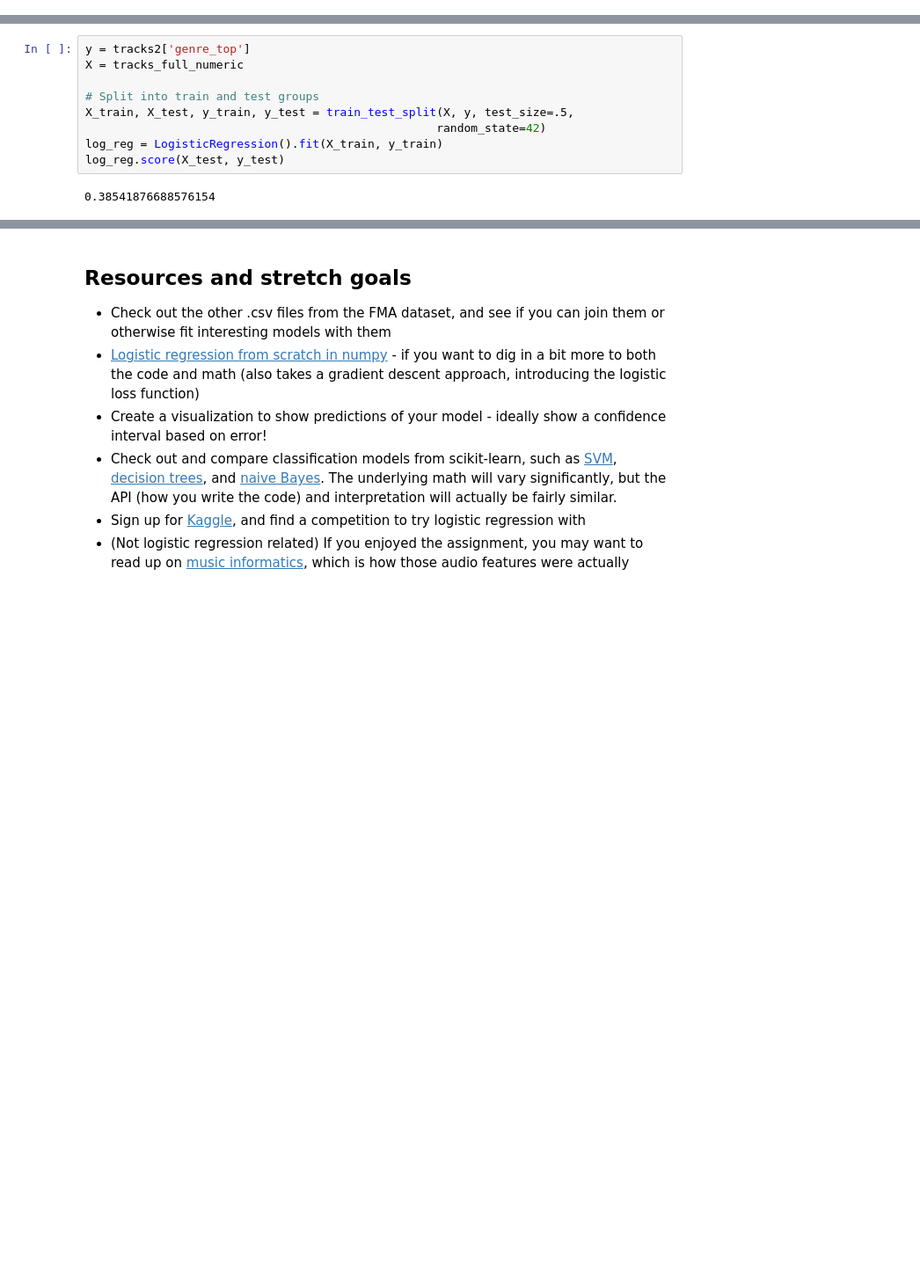
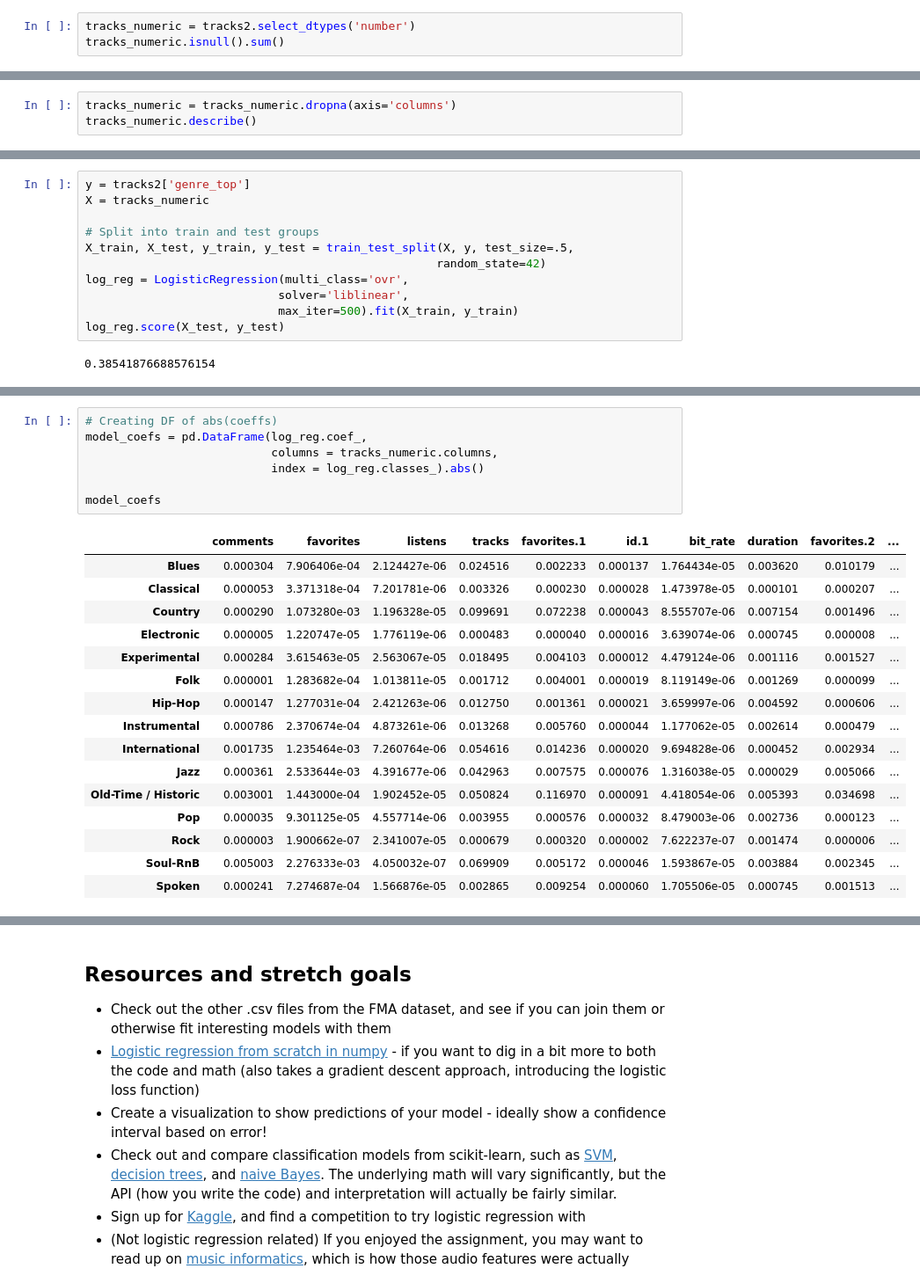
Before and after one commit to bloominstituteoftechnology/DS-Unit-2-Sprint-3-Advanced-Regression, a Jupyter notebook: module1-logistic-regression/LS_DS_231_Logistic_Regression-Assignment.ipynb, the cells around one changed output, grey strips where cells are left out. Shown at 88% size. Drawn from its saved outputs; the diff is of its cells as text; blank space fills up the shorter version.

Commit message:
Logistic regression

```diff
--- a/module1-logistic-regression/LS_DS_231_Logistic_Regression-Assignment.ipynb
+++ b/module1-logistic-regression/LS_DS_231_Logistic_Regression-Assignment.ipynb
@@ -113,0 +121,3 @@ tracks_full_numeric.describe()
+# %%
+tracks_numeric = tracks2.select_dtypes('number')
+tracks_numeric.isnull().sum()
@@ -113,0 +142,3 @@ tracks_full_numeric.describe()
+# %%
+tracks_numeric = tracks_numeric.dropna(axis='columns')
+tracks_numeric.describe()
@@ -114,11 +155,13 @@ tracks_full_numeric.describe()
 # %%
 y = tracks2['genre_top']
-X = tracks_full_numeric
+X = tracks_numeric
 
 # Split into train and test groups
 X_train, X_test, y_train, y_test = train_test_split(X, y, test_size=.5,
                                                    random_state=42)
-log_reg = LogisticRegression().fit(X_train, y_train)
+log_reg = LogisticRegression(multi_class='ovr',
+                            solver='liblinear',
+                            max_iter=500).fit(X_train, y_train)
 log_reg.score(X_test, y_test)
 # %% [output]
 0.38541876688576154
@@ -161,0 +172,24 @@ This is real data - there is no "one correct answer", so you can take this in a
+# %%
+# Creating DF of abs(coeffs)
+model_coefs = pd.DataFrame(log_reg.coef_,
+                           columns = tracks_numeric.columns,
+                           index = log_reg.classes_).abs()
+
+model_coefs
+# %% [output]
+|  | comments | favorites | listens | tracks | favorites.1 | id.1 | bit_rate | duration | favorites.2 | ... |
+| Blues | 0.000304 | 7.906406e-04 | 2.124427e-06 | 0.024516 | 0.002233 | 0.000137 | 1.764434e-05 | 0.003620 | 0.010179 | ... |
+| Classical | 0.000053 | 3.371318e-04 | 7.201781e-06 | 0.003326 | 0.000230 | 0.000028 | 1.473978e-05 | 0.000101 | 0.000207 | ... |
+| Country | 0.000290 | 1.073280e-03 | 1.196328e-05 | 0.099691 | 0.072238 | 0.000043 | 8.555707e-06 | 0.007154 | 0.001496 | ... |
+| Electronic | 0.000005 | 1.220747e-05 | 1.776119e-06 | 0.000483 | 0.000040 | 0.000016 | 3.639074e-06 | 0.000745 | 0.000008 | ... |
+| Experimental | 0.000284 | 3.615463e-05 | 2.563067e-05 | 0.018495 | 0.004103 | 0.000012 | 4.479124e-06 | 0.001116 | 0.001527 | ... |
+| Folk | 0.000001 | 1.283682e-04 | 1.013811e-05 | 0.001712 | 0.004001 | 0.000019 | 8.119149e-06 | 0.001269 | 0.000099 | ... |
+| Hip-Hop | 0.000147 | 1.277031e-04 | 2.421263e-06 | 0.012750 | 0.001361 | 0.000021 | 3.659997e-06 | 0.004592 | 0.000606 | ... |
+| Instrumental | 0.000786 | 2.370674e-04 | 4.873261e-06 | 0.013268 | 0.005760 | 0.000044 | 1.177062e-05 | 0.002614 | 0.000479 | ... |
+| International | 0.001735 | 1.235464e-03 | 7.260764e-06 | 0.054616 | 0.014236 | 0.000020 | 9.694828e-06 | 0.000452 | 0.002934 | ... |
+| Jazz | 0.000361 | 2.533644e-03 | 4.391677e-06 | 0.042963 | 0.007575 | 0.000076 | 1.316038e-05 | 0.000029 | 0.005066 | ... |
+| Old-Time / Historic | 0.003001 | 1.443000e-04 | 1.902452e-05 | 0.050824 | 0.116970 | 0.000091 | 4.418054e-06 | 0.005393 | 0.034698 | ... |
+| Pop | 0.000035 | 9.301125e-05 | 4.557714e-06 | 0.003955 | 0.000576 | 0.000032 | 8.479003e-06 | 0.002736 | 0.000123 | ... |
+| Rock | 0.000003 | 1.900662e-07 | 2.341007e-05 | 0.000679 | 0.000320 | 0.000002 | 7.622237e-07 | 0.001474 | 0.000006 | ... |
+| Soul-RnB | 0.005003 | 2.276333e-03 | 4.050032e-07 | 0.069909 | 0.005172 | 0.000046 | 1.593867e-05 | 0.003884 | 0.002345 | ... |
+| Spoken | 0.000241 | 7.274687e-04 | 1.566876e-05 | 0.002865 | 0.009254 | 0.000060 | 1.705506e-05 | 0.000745 | 0.001513 | ... |
```
Also changed, not shown: parts of 27 cells of this notebook.
